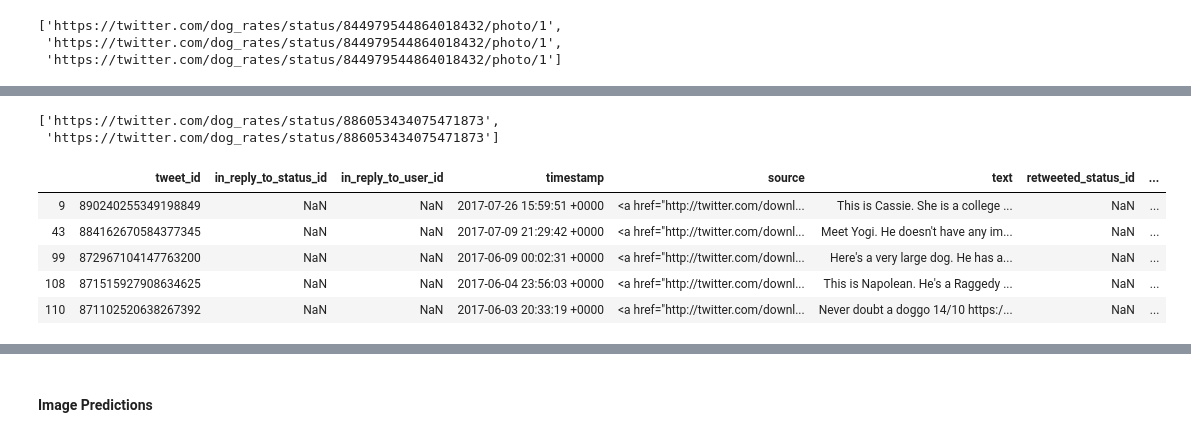
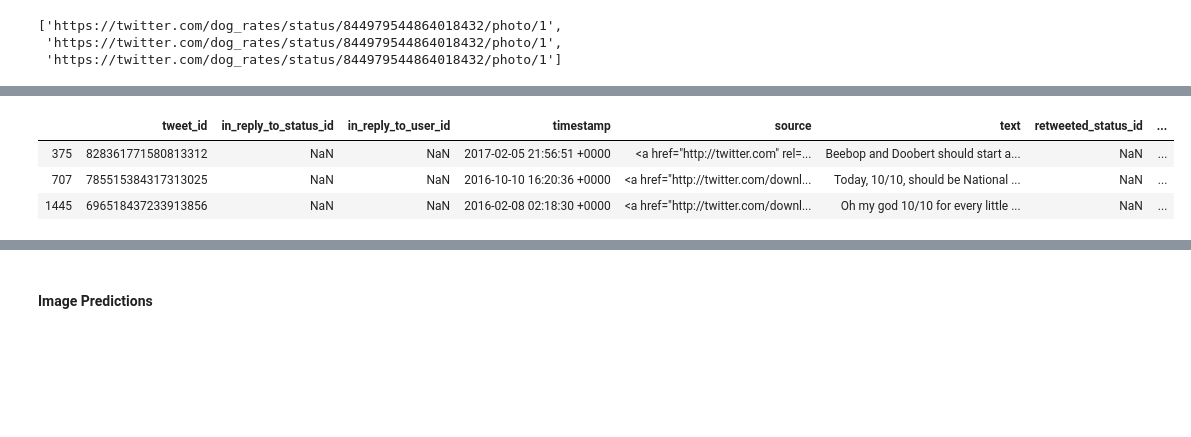
Before and after one commit to Nevesgmd/WeRateDogs-twitter-analysis, a Jupyter notebook: wrangle_act.ipynb, the cells around one changed output, grey strips where cells are left out. Drawn from its saved outputs; the diff is of its cells as text; code cells hidden in the pictures; blank space fills up the shorter version.

```diff
--- a/wrangle_act.ipynb
+++ b/wrangle_act.ipynb
@@ -320,16 +311,10 @@ twitter_archive_df[twitter_archive_df.retweeted_status_id.notnull() &
-# %%
-# Selecting a tweet to look
-twitter_archive_df.iloc[32].expanded_urls.split(',')
-# %% [output]
-['https://twitter.com/dog_rates/status/886053434075471873',
- 'https://twitter.com/dog_rates/status/886053434075471873']
-# %%
-# Checking doggo values that aren't "None"
-twitter_archive_df.query('doggo != "None"').head()
-# %% [output]
-|  | tweet_id | in_reply_to_status_id | in_reply_to_user_id | timestamp | source | text | retweeted_status_id | ... |
-| 9 | 890240255349198849 | NaN | NaN | 2017-07-26 15:59:51 +0000 | <a href="http://twitter.com/downl... | This is Cassie. She is a college ... | NaN | ... |
-| 43 | 884162670584377345 | NaN | NaN | 2017-07-09 21:29:42 +0000 | <a href="http://twitter.com/downl... | Meet Yogi. He doesn't have any im... | NaN | ... |
-| 99 | 872967104147763200 | NaN | NaN | 2017-06-09 00:02:31 +0000 | <a href="http://twitter.com/downl... | Here's a very large dog. He has a... | NaN | ... |
-| 108 | 871515927908634625 | NaN | NaN | 2017-06-04 23:56:03 +0000 | <a href="http://twitter.com/downl... | This is Napolean. He's a Raggedy ... | NaN | ... |
-| 110 | 871102520638267392 | NaN | NaN | 2017-06-03 20:33:19 +0000 | <a href="http://twitter.com/downl... | Never doubt a doggo 14/10 https:/... | NaN | ... |
+# %%
+# Checking for tweets that doesn't have urls linked
+twitter_archive_df[twitter_archive_df.in_reply_to_status_id.isnull() &
+                   twitter_archive_df.retweeted_status_user_id.isnull() &
+                   twitter_archive_df.expanded_urls.isnull()]
+# %% [output]
+|  | tweet_id | in_reply_to_status_id | in_reply_to_user_id | timestamp | source | text | retweeted_status_id | ... |
+| 375 | 828361771580813312 | NaN | NaN | 2017-02-05 21:56:51 +0000 | <a href="http://twitter.com" rel=... | Beebop and Doobert should start a... | NaN | ... |
+| 707 | 785515384317313025 | NaN | NaN | 2016-10-10 16:20:36 +0000 | <a href="http://twitter.com/downl... | Today, 10/10, should be National ... | NaN | ... |
+| 1445 | 696518437233913856 | NaN | NaN | 2016-02-08 02:18:30 +0000 | <a href="http://twitter.com/downl... | Oh my god 10/10 for every little ... | NaN | ... |
```
Also changed, not shown: parts of 23 cells of this notebook.
